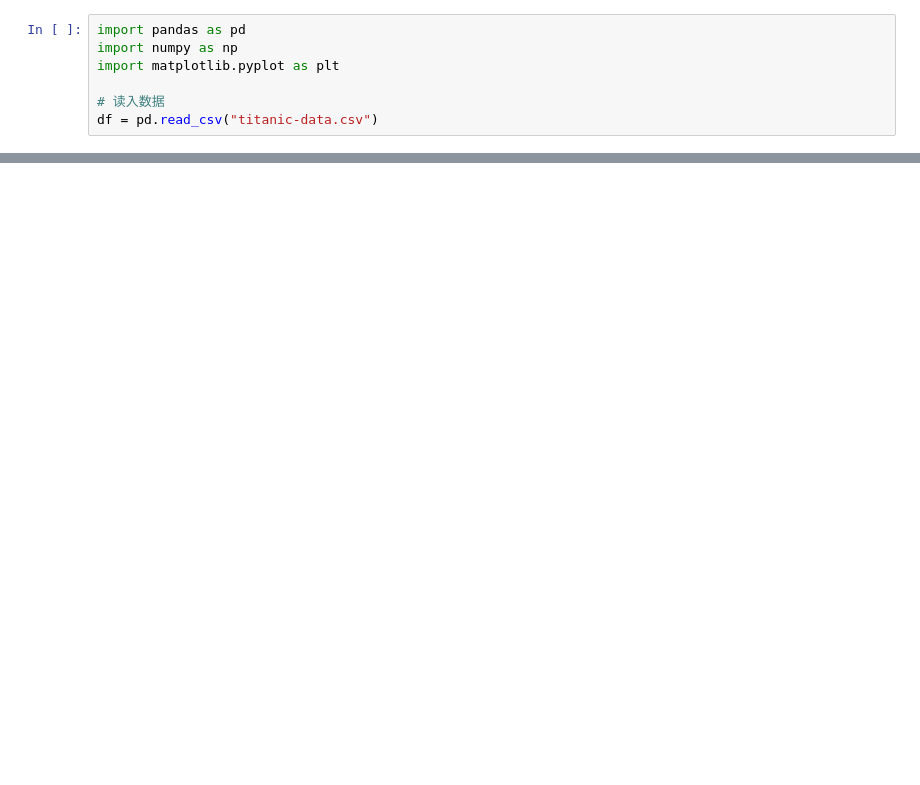
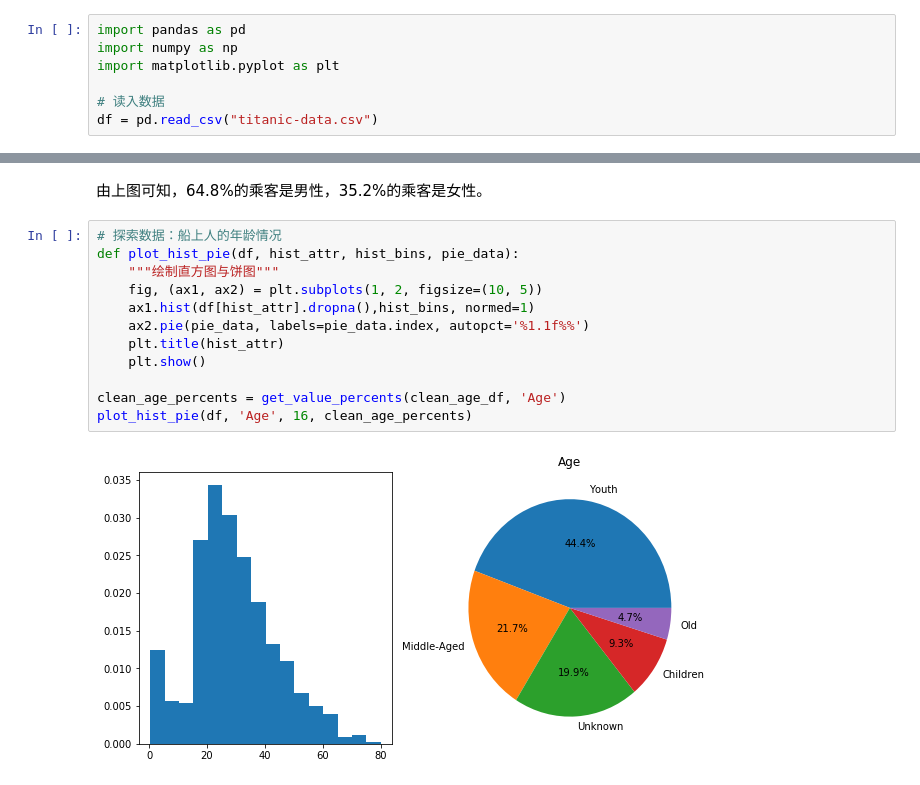
Before and after one commit to DaweiXia/udacity_data_analyst_basic, a Jupyter notebook: p2/titanic-analysis/titanic-analysis.ipynb, the cells around one changed output, grey strips where cells are left out. Saved outputs shown, nothing was run; the diff lists cells and outputs as text; blank space fills up the shorter version.

```diff
--- a/p2/titanic-analysis/titanic-analysis.ipynb
+++ b/p2/titanic-analysis/titanic-analysis.ipynb
@@ -92,0 +80,16 @@ plt.show()
+# %% [markdown]
+由上图可知，64.8%的乘客是男性，35.2%的乘客是女性。
+# %%
+# 探索数据：船上人的年龄情况
+def plot_hist_pie(df, hist_attr, hist_bins, pie_data):
+    """绘制直方图与饼图"""
+    fig, (ax1, ax2) = plt.subplots(1, 2, figsize=(10, 5))
+    ax1.hist(df[hist_attr].dropna(),hist_bins, normed=1)
+    ax2.pie(pie_data, labels=pie_data.index, autopct='%1.1f%%')
+    plt.title(hist_attr)
+    plt.show()
+
+clean_age_percents = get_value_percents(clean_age_df, 'Age')
+plot_hist_pie(df, 'Age', 16, clean_age_percents)
+# %% [output]
+[figure, added]
```
Also changed, not shown: parts of 48 cells of this notebook.
